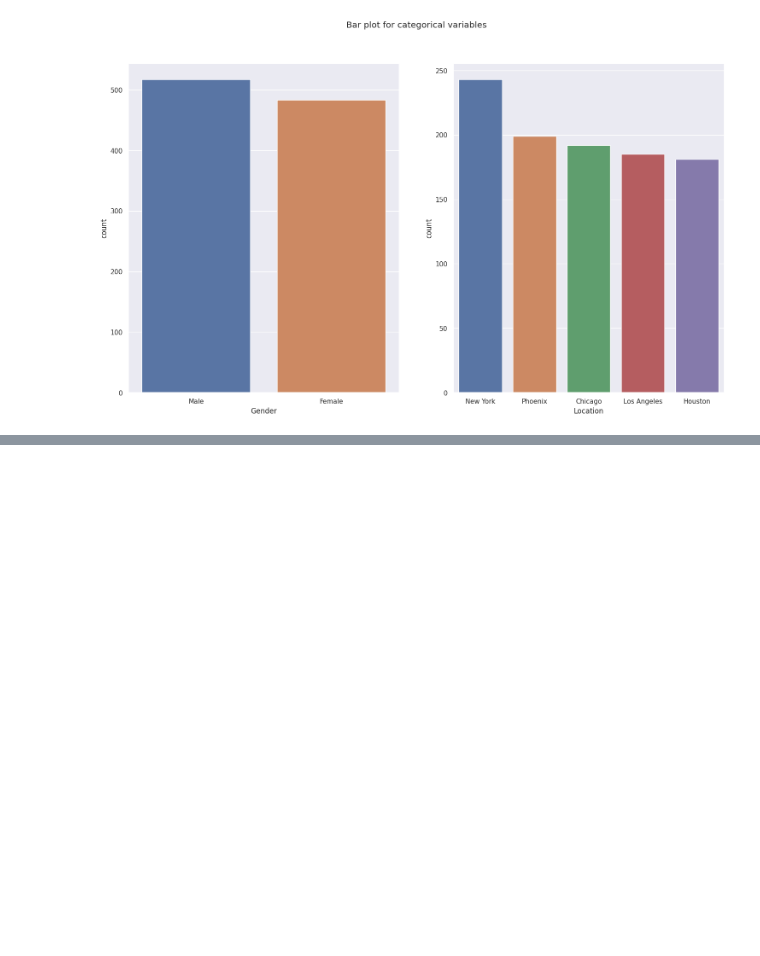
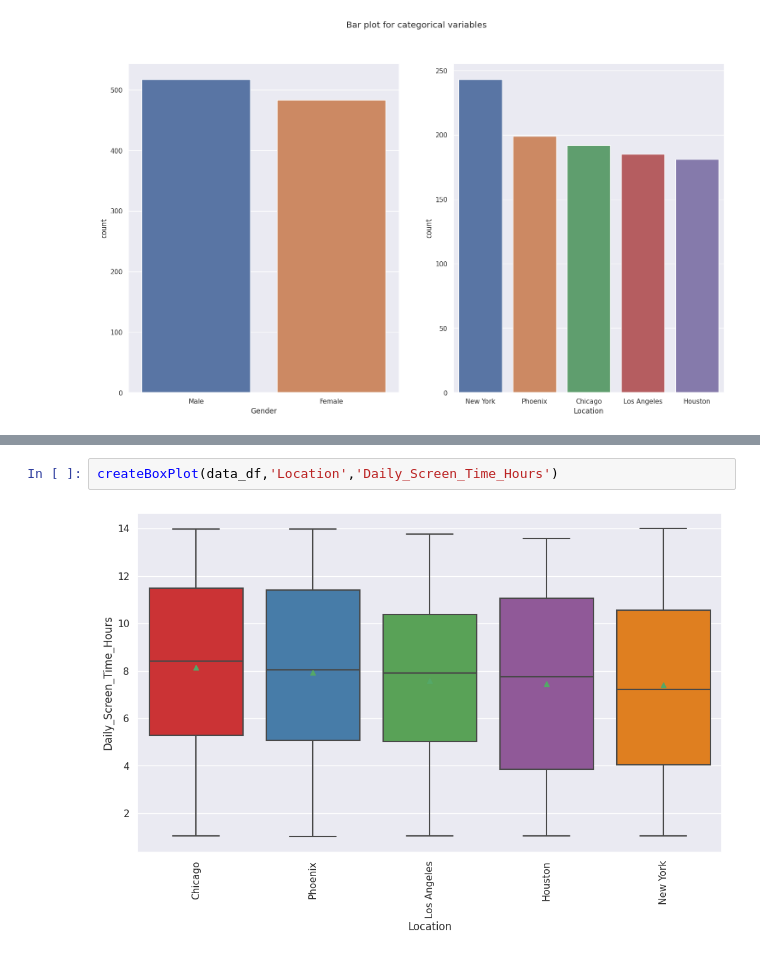
Before and after one commit to chemkemeimyers/MachineLearningProjects, a Jupyter notebook: CellPhoneUsage/notebook5ab9fcd89e-cellphoneusage.ipynb, the cells around one changed output, grey strips where cells are left out. Drawn from its saved outputs; the diff is of its cells as text; blank space fills up the shorter version.

```diff
--- a/CellPhoneUsage/notebook5ab9fcd89e-cellphoneusage.ipynb
+++ b/CellPhoneUsage/notebook5ab9fcd89e-cellphoneusage.ipynb
@@ -190,0 +209,4 @@ sns.countplot(ax=axes[1], data = data_df, x = 'Location', order=data_df['Locatio
+# %%
+createBoxPlot(data_df,'Location','Daily_Screen_Time_Hours')
+# %% [output]
+[figure, added]
```
Also changed, not shown: parts of 18 cells of this notebook.
